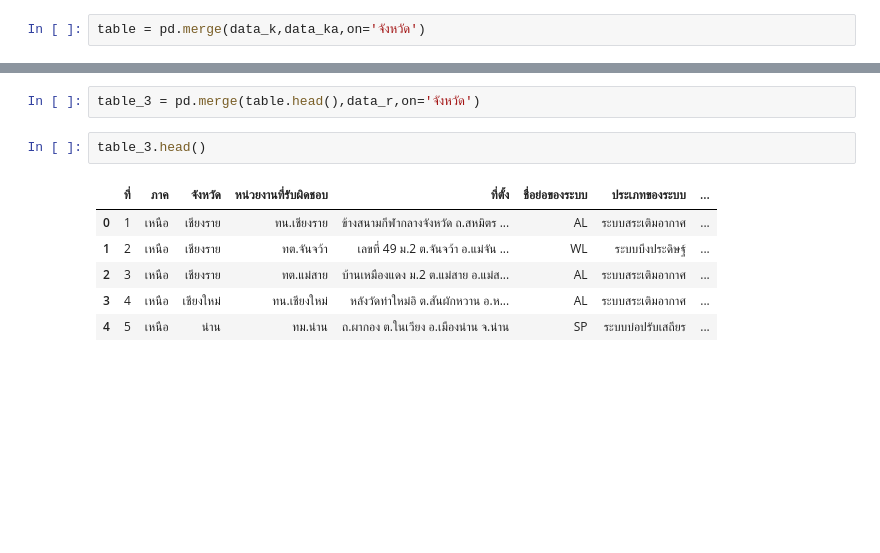
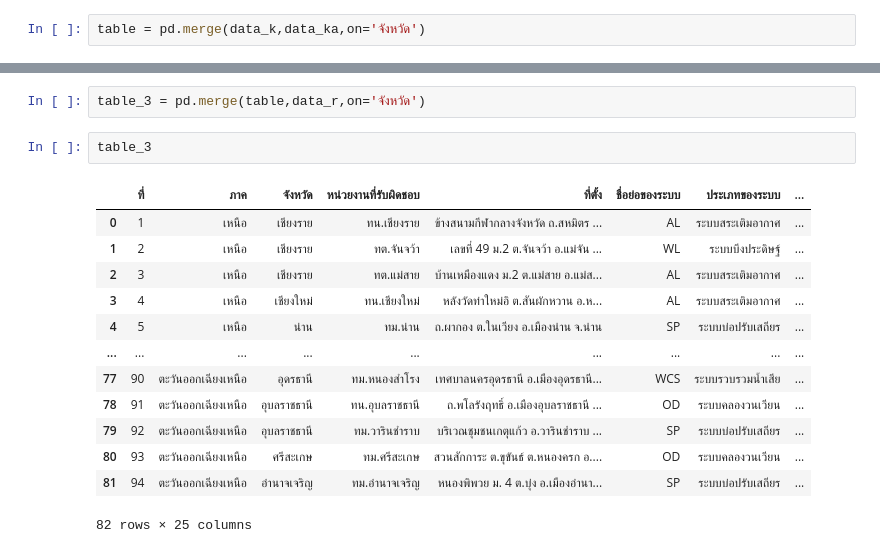
Before and after one commit to chalarm1405/DWDM21_, a Jupyter notebook: Project for Group.ipynb, the cells around one changed output, grey strips where cells are left out. Drawn from its saved outputs; the diff is of its cells as text; blank space fills up the shorter version.

```diff
--- a/Project for Group.ipynb
+++ b/Project for Group.ipynb
@@ -168,11 +175,18 @@ table.head()
 # %%
-table_3 = pd.merge(table.head(),data_r,on='จังหวัด')
+table_3 = pd.merge(table,data_r,on='จังหวัด')
 # %%
-table_3.head()
+table_3
 # %% [output]
 |  | ที่ | ภาค | จังหวัด | หน่วยงานที่รับผิดชอบ | ที่ตั้ง | ชื่อย่อของระบบ | ประเภทของระบบ | ... |
 | 0 | 1 | เหนือ | เชียงราย | ทน.เชียงราย | ข้างสนามกีฬากลางจังหวัด ถ.สหมิตร ... | AL | ระบบสระเติมอากาศ | ... |
 | 1 | 2 | เหนือ | เชียงราย | ทต.จันจว้า | เลขที่ 49 ม.2 ต.จันจว้า อ.แม่จัน ... | WL | ระบบบึงประดิษฐ์ | ... |
 | 2 | 3 | เหนือ | เชียงราย | ทต.แม่สาย | บ้านเหมืองแดง ม.2 ต.แม่สาย อ.แม่ส... | AL | ระบบสระเติมอากาศ | ... |
 | 3 | 4 | เหนือ | เชียงใหม่ | ทน.เชียงใหม่ | หลังวัดท่าใหม่อิ ต.สันผักหวาน อ.ห... | AL | ระบบสระเติมอากาศ | ... |
 | 4 | 5 | เหนือ | น่าน | ทม.น่าน | ถ.ผากอง ต.ในเวียง อ.เมืองน่าน จ.น่าน | SP | ระบบบ่อปรับเสถียร | ... |
+| ... | ... | ... | ... | ... | ... | ... | ... | ... |
+| 77 | 90 | ตะวันออกเฉียงเหนือ | อุดรธานี | ทม.หนองสำโรง | เทศบาลนครอุดรธานี อ.เมืองอุดรธานี... | WCS | ระบบรวบรวมน้ำเสีย | ... |
+| 78 | 91 | ตะวันออกเฉียงเหนือ | อุบลราชธานี | ทน.อุบลราชธานี | ถ.พโลรังฤทธิ์ อ.เมืองอุบลราชธานี ... | OD | ระบบคลองวนเวียน | ... |
+| 79 | 92 | ตะวันออกเฉียงเหนือ | อุบลราชธานี | ทม.วารินชำราบ | บริเวณชุมชนเกตุแก้ว อ.วารินชำราบ ... | SP | ระบบบ่อปรับเสถียร | ... |
+| 80 | 93 | ตะวันออกเฉียงเหนือ | ศรีสะเกษ | ทม.ศรีสะเกษ | สวนสักการะ ต.ขุขันธ์ ต.หนองครก อ.... | OD | ระบบคลองวนเวียน | ... |
+| 81 | 94 | ตะวันออกเฉียงเหนือ | อำนาจเจริญ | ทม.อำนาจเจริญ | หนองพิพวย ม. 4 ต.บุ่ง อ.เมืองอำนา... | SP | ระบบบ่อปรับเสถียร | ... |
+82 rows × 25 columns
```
Also changed, not shown: parts of 2 cells of this notebook.
